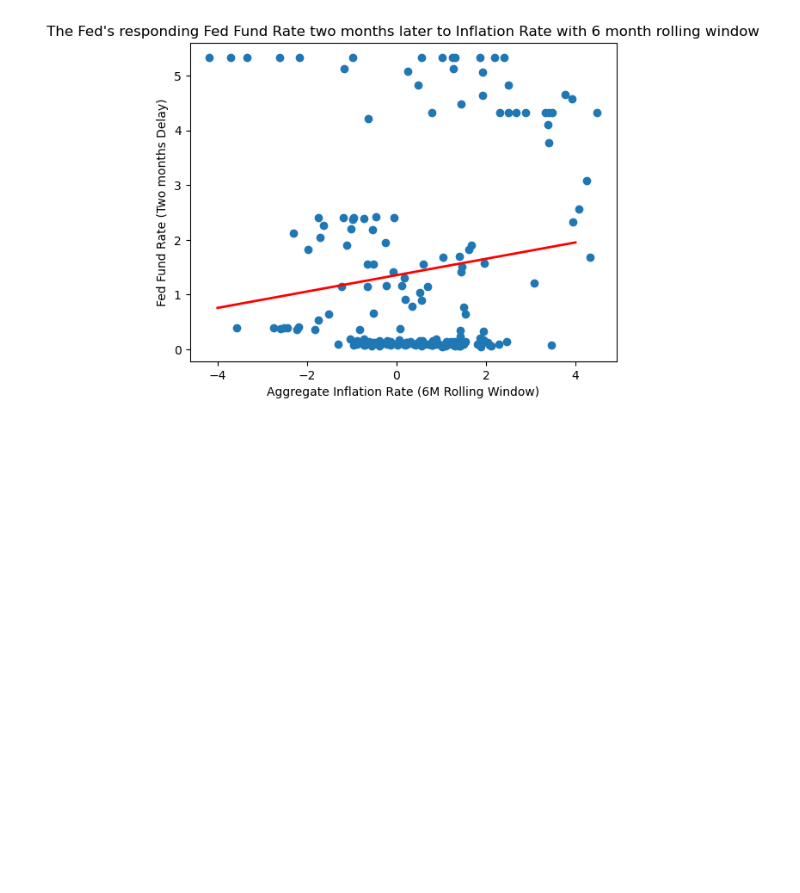
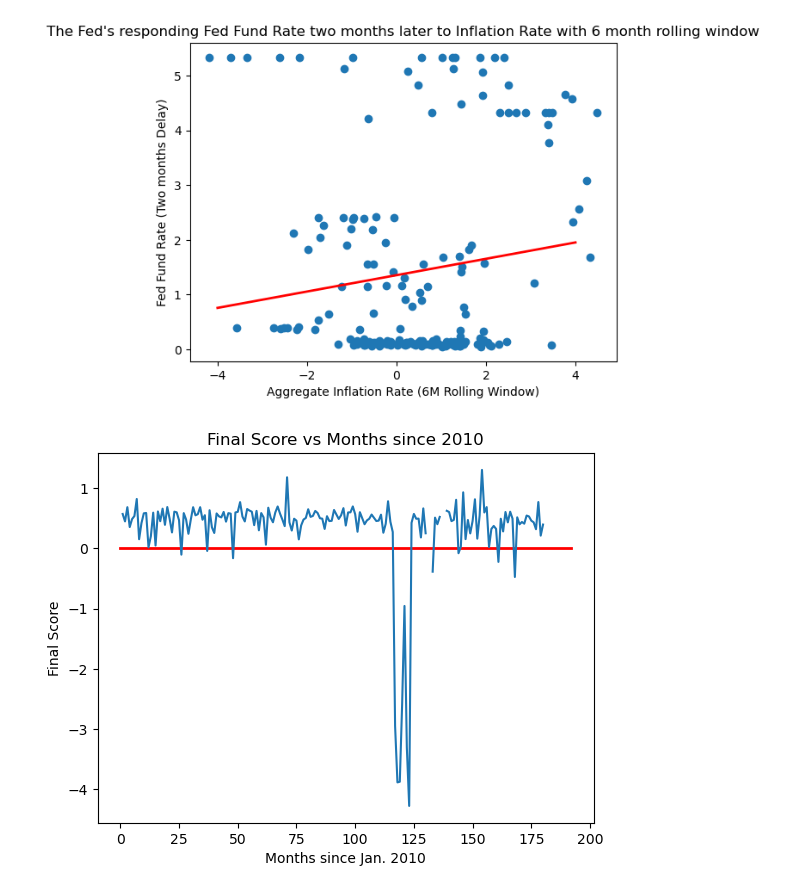
Before and after one commit to Yimo-Liu-13196/MAD2502, a Jupyter notebook: Project.ipynb, the cells around one changed output. Cells and saved outputs as stored; diff of their text form; code cells hidden in the pictures; blank space fills up the shorter version.

Commit message:
Final Score Metric

```diff
--- a/Project.ipynb
+++ b/Project.ipynb
@@ -95,7 +87,7 @@ for i in range(len(first_half_months)):
     month_two = six_months_later[month_one]
 
     #subtract and divide to get the final result
-    first_half_delta_gap_df[month_one] = (inflation_gap[month_one] - inflation_gap[month_two]) / (inflation_gap[month_one] + 0.05)
+    first_half_delta_gap_df[month_one] = (inflation_gap[month_one] - inflation_gap[month_two]) / (np.abs(inflation_gap[month_one]) + 1)
 
 second_half_delta_gap_df = pd.DataFrame()
 
@@ -105,7 +97,7 @@ for i in range(len(second_half_months)):
     month_one = second_half_months[i]
     month_two = six_months_later[month_one]
 
-    second_half_delta_gap_df[month_one] = (inflation_gap[month_one] - inflation_gap[month_two].shift(-1)) / (inflation_gap[month_one] + 0.05)
+    second_half_delta_gap_df[month_one] = (inflation_gap[month_one] - inflation_gap[month_two].shift(-1)) / (np.abs(inflation_gap[month_one]) + 1)
 
 # Value of S in report
 delta_gap_df = pd.concat([first_half_delta_gap_df,second_half_delta_gap_df], axis=1)
@@ -131,3 +123,5 @@ print(delta_gap_df)
 # %%
 # Goal Alignment Metric
-goal_alignment_df = 1 - np.abs(ga
+goal_alignment_df = 1 - np.abs(inflation_gap)/2
+goal_alignment_df = goal_alignment_df.iloc[:,1:]
+print(goal_alignment_df)
@@ -265,3 +277,21 @@ plt.show()
 597.5020861878453
 0.01810196799101127
 [figure]
+# %%
+# Metric
+
+effectiveness_metric = 4*(m*(1.1**delta_gap_df)*(1.1**goal_alignment_df)).to_numpy().flatten()
+
+%store -r U
+economic_damage_metric = U
+
+final_metric = effectiveness_metric - economic_damage_metric
+plt.plot(np.linspace(0, 192, 500), 0*np.linspace(0, 192, 500), color='red', linewidth=2)
+plt.plot(final_metric)
+plt.title("Final Score vs Months since 2010")
+plt.xlabel("Months since Jan. 2010")
+plt.ylabel("Final Score")
+plt.savefig("final_score_graph", dpi=300, bbox_inches="tight")
+plt.show()
+# %% [output]
+[figure, added]
```
Also changed, not shown: parts of 3 cells of this notebook, 1 other file.
